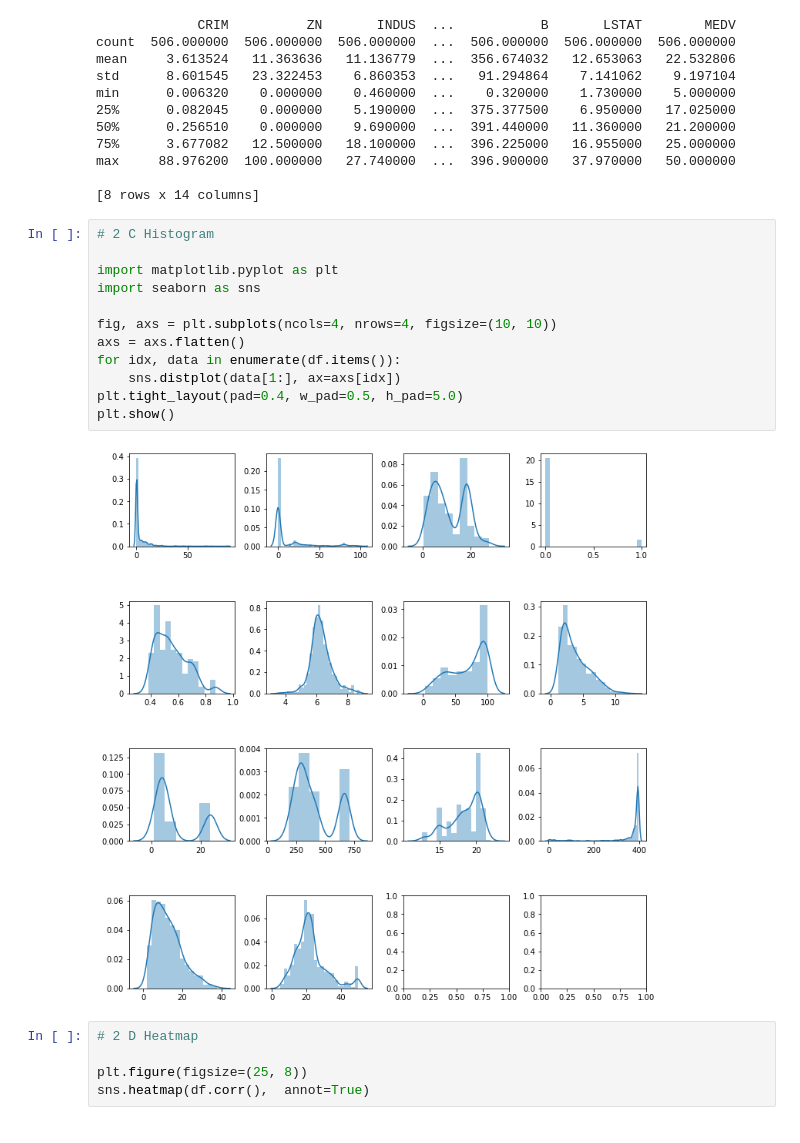
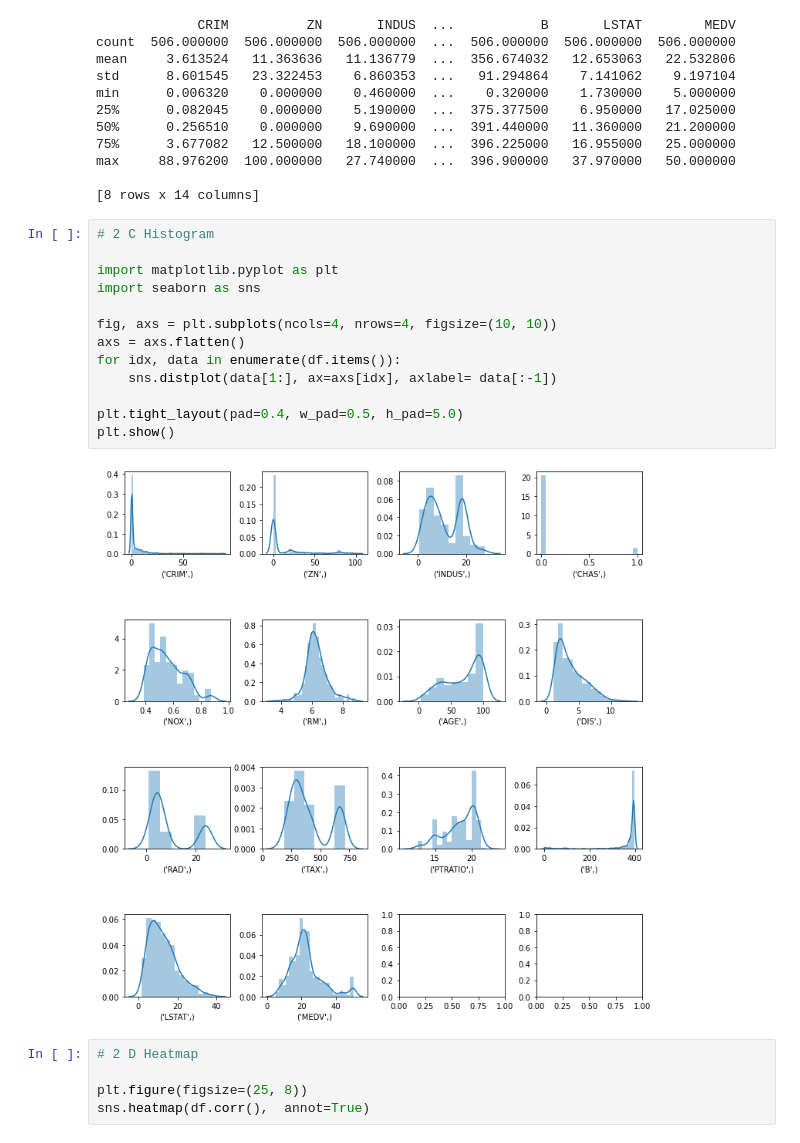
Before and after one commit to AllanSimonsen789/python_handins, a Jupyter notebook: Week_10.ipynb, the cells around one changed output. Drawn from its saved outputs; the diff is of its cells as text.

```diff
--- a/Week_10.ipynb
+++ b/Week_10.ipynb
@@ -109,17 +109,18 @@ max     88.976200  100.000000   27.740000  ...  396.900000   37.970000   50.0000
 # %%
 # 2 C Histogram
 
 import matplotlib.pyplot as plt
 import seaborn as sns
 
 fig, axs = plt.subplots(ncols=4, nrows=4, figsize=(10, 10))
 axs = axs.flatten()
 for idx, data in enumerate(df.items()):
-    sns.distplot(data[1:], ax=axs[idx])
+    sns.distplot(data[1:], ax=axs[idx], axlabel= data[:-1])
+
 plt.tight_layout(pad=0.4, w_pad=0.5, h_pad=5.0)
 plt.show()
 # %% [output]
-[figure, old version]
+[figure, new version]
 # %%
 # 2 D Heatmap
 
```
